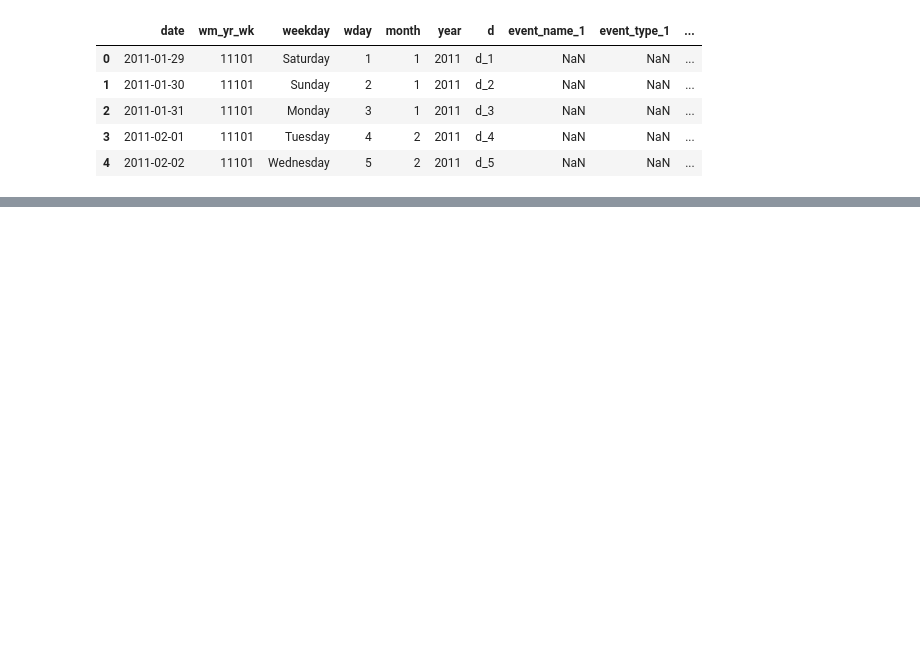
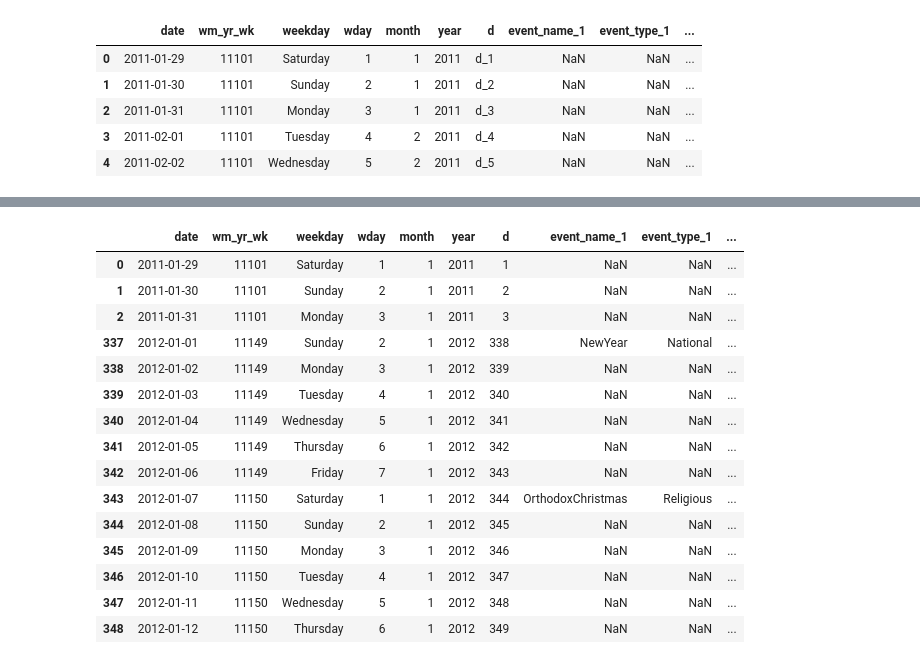
Before and after one commit to rfhussain/m5_kaggle, a Jupyter notebook: eda/21jun2020.ipynb, the cells around one changed output, grey strips where cells are left out. Drawn from its saved outputs; the diff is of its cells as text; code cells hidden in the pictures; blank space fills up the shorter version.

```diff
--- a/eda/21jun2020.ipynb
+++ b/eda/21jun2020.ipynb
@@ -86,0 +299,3 @@ df_ste_rows.day.max()
+# %%
+df_calander['d'] = df_calander['d'].apply(lambda x: x.replace('d_',''))
+df_calander['d'] = df_calander['d'].astype('int16')
@@ -86,0 +405,19 @@ df_ste_rows.day.max()
+# %%
+df_calander[df_calander.month==1].head(15)
+# %% [output]
+|  | date | wm_yr_wk | weekday | wday | month | year | d | event_name_1 | event_type_1 | ... |
+| 0 | 2011-01-29 | 11101 | Saturday | 1 | 1 | 2011 | 1 | NaN | NaN | ... |
+| 1 | 2011-01-30 | 11101 | Sunday | 2 | 1 | 2011 | 2 | NaN | NaN | ... |
+| 2 | 2011-01-31 | 11101 | Monday | 3 | 1 | 2011 | 3 | NaN | NaN | ... |
+| 337 | 2012-01-01 | 11149 | Sunday | 2 | 1 | 2012 | 338 | NewYear | National | ... |
+| 338 | 2012-01-02 | 11149 | Monday | 3 | 1 | 2012 | 339 | NaN | NaN | ... |
+| 339 | 2012-01-03 | 11149 | Tuesday | 4 | 1 | 2012 | 340 | NaN | NaN | ... |
+| 340 | 2012-01-04 | 11149 | Wednesday | 5 | 1 | 2012 | 341 | NaN | NaN | ... |
+| 341 | 2012-01-05 | 11149 | Thursday | 6 | 1 | 2012 | 342 | NaN | NaN | ... |
+| 342 | 2012-01-06 | 11149 | Friday | 7 | 1 | 2012 | 343 | NaN | NaN | ... |
+| 343 | 2012-01-07 | 11150 | Saturday | 1 | 1 | 2012 | 344 | OrthodoxChristmas | Religious | ... |
+| 344 | 2012-01-08 | 11150 | Sunday | 2 | 1 | 2012 | 345 | NaN | NaN | ... |
+| 345 | 2012-01-09 | 11150 | Monday | 3 | 1 | 2012 | 346 | NaN | NaN | ... |
+| 346 | 2012-01-10 | 11150 | Tuesday | 4 | 1 | 2012 | 347 | NaN | NaN | ... |
+| 347 | 2012-01-11 | 11150 | Wednesday | 5 | 1 | 2012 | 348 | NaN | NaN | ... |
+| 348 | 2012-01-12 | 11150 | Thursday | 6 | 1 | 2012 | 349 | NaN | NaN | ... |
```
Also changed, not shown: parts of 57 cells of this notebook, 3 other files.
